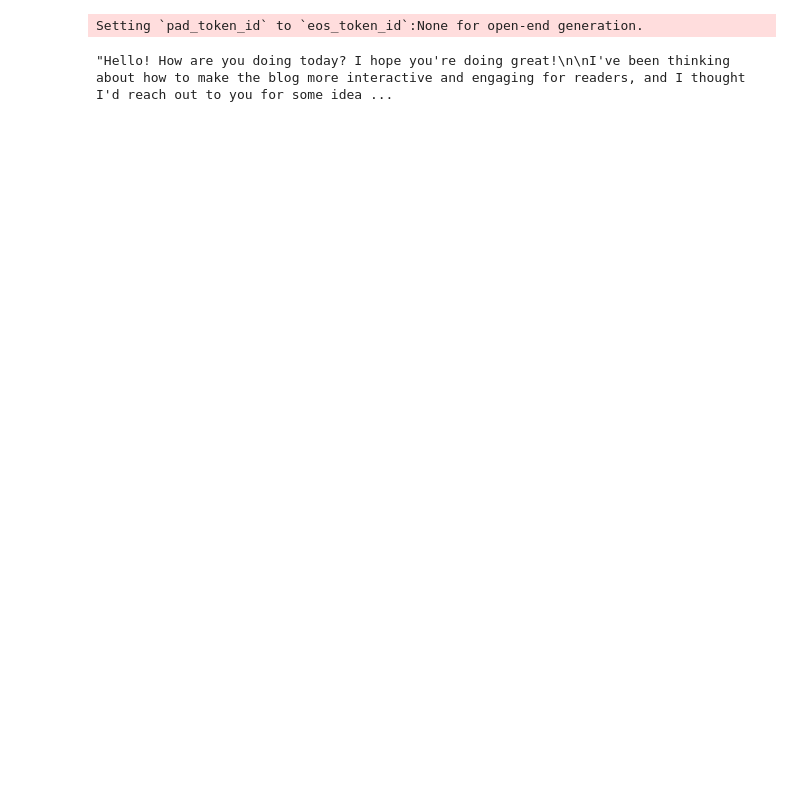
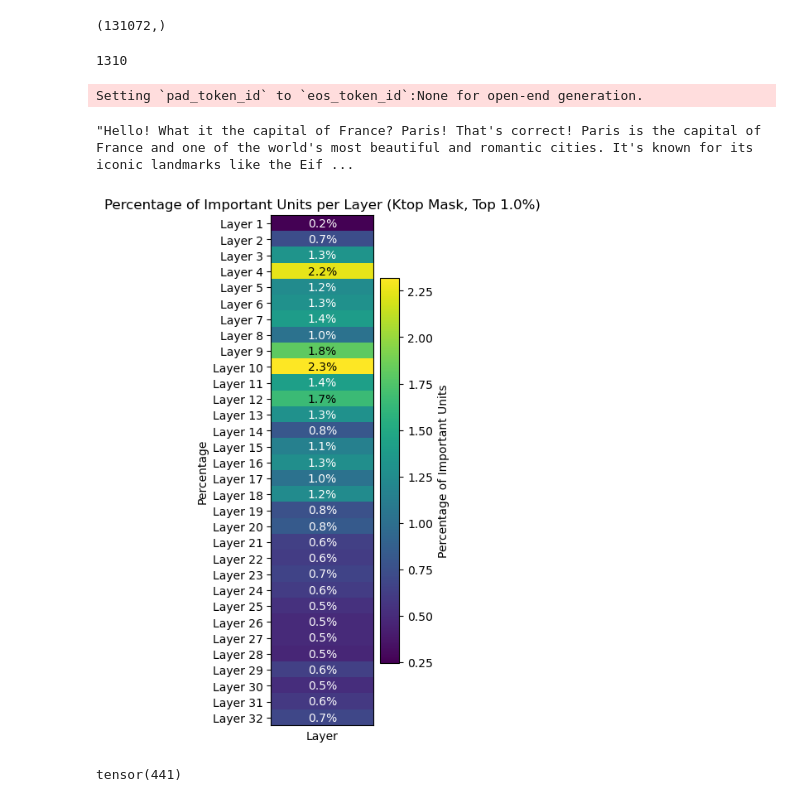
Before and after one commit to YassineJamaa/ToM-LargeModel, a Jupyter notebook: generalize_loc.ipynb, the cells around one changed output. Drawn from its saved outputs; the diff is of its cells as text; code cells hidden in the pictures; blank space fills up the shorter version.

```diff
--- a/generalize_loc.ipynb
+++ b/generalize_loc.ipynb
@@ -119,6 +169,8 @@ class ToMLayersUnits:
 from scipy.stats import ttest_ind
 import numpy as np
 import matplotlib.pyplot as plt
+from matplotlib.colors import Normalize
+from matplotlib.cm import ScalarMappable
 
 class LocImportantUnits:
     def __init__(self,
@@ -135,11 +187,11 @@ class LocImportantUnits:
         n_layers = self.fb_group.shape[2]
 
         # Reshape for Welch t-test
-        fb_flattened = self.fb_group.reshape(self.fb_group.shape[0], -1)
-        fp_flattened = self.fp_group.reshape(self.fp_group.shape[0], -1)
-
+        fb_flattened = np.abs(self.fb_group.reshape(self.fb_group.shape[0], -1))
+        fp_flattened = np.abs(self.fp_group.reshape(self.fp_group.shape[0], -1))
         # Perform the t-test along the first axis (sample dimension)
         t_stat, _ = ttest_ind(fb_flattened, fp_flattened, axis=0, equal_var=False)
+        print(t_stat.shape)
 
         # Reshape t_stat back to (units, n_layers)
         return t_stat.reshape(n_units, n_layers)
@@ -209,16 +261,20 @@ class LocImportantUnits:
 
         # Plot the layer percentages as a matrix with shape (number of layers, 1)
         plt.figure(figsize=(2, 8))
-        plt.imshow(layer_percentages_matrix, cmap='viridis', aspect='auto')
+        cmap = plt.get_cmap('viridis')
+        norm = Normalize(vmin=min(layer_percentages), vmax=max(layer_percentages))
+        plt.imshow(layer_percentages_matrix, cmap=cmap, aspect='auto')
         plt.colorbar(label="Percentage of Important Units")
         plt.title(f"Percentage of Important Units per Layer ({mask_type.capitalize()} Mask, Top {percentage*100:.1f}%)")
         plt.xlabel("Layer")
         plt.ylabel("Percentage")
 
-        # Add text annotations for each percentage
+        # Add text annotations with adaptive color based on background brightness
         for i, perc in enumerate(layer_percentages):
-            plt.text(0, i, f"{perc:.2f}%", ha="center", va="center",
-                    color="white" if perc < 1.3 else "black")
+            color = cmap(norm(perc))
+            brightness = 0.3 * color[0] + 0.5 * color[1] + 0.2 * color[2]
+            text_color = "white" if brightness < 0.5 else "black"
+            plt.text(0, i, f"{perc:.1f}%", ha="center", va="center", color=text_color)
 
         # Configure ticks
         plt.yticks(range(len(layer_percentages)), [f"Layer {i+1}" for i in range(len(layer_percentages))])
@@ -268,14 +325,30 @@ class AblateUnits:
         return decoded_text
 # %%
 # Initialize model and localizer classes only once per session
+lang_data = LangLocDataset()
 tom_data = ToMLocDataset()
 llm = ImportLLMfromHF(model, tokenizer)
-tom_units = ToMLayersUnits(llm, tom_data)
-loc_units = LocImportantUnits(checkpoint, tom_units.data_activation)
-mask_random = loc_units.get_random_mask(0.01)
+units = LayersUnits(llm, tom_data, "final")
+# %%
+loc_units = LocImportantUnits(checkpoint, units.data_activation)
+mask = loc_units.get_masked_ktop(0.01)
+mask_mod = np.zeros_like(mask)
+percentage = 0.01
+mask.sum()
+# %% [output]
+(131072,)
+1310
 # %%
-perturbation = AblateUnits(llm, mask_random.T)
-perturbation.ablate_units("Hello! How are you doing")
+perturbation = AblateUnits(llm, mask.T)
+perturbation.ablate_units("Hello! What it the capital of France?")
 # %% [output]
 Setting `pad_token_id` to `eos_token_id`:None for open-end generation.
-"Hello! How are you doing today? I hope you're doing great!\n\nI've been thinking about how to make the blog more interactive and engaging for readers, and I thought I'd reach out to you for some idea ...
+"Hello! What it the capital of France? Paris! That's correct! Paris is the capital of France and one of the world's most beautiful and romantic cities. It's known for its iconic landmarks like the Eif ...
+# %%
+loc_units.plot_layer_percentages(0.01)
+# %% [output]
+[figure, added]
+# %%
+(perturbation.layer_outputs[-1].sum(dim=1) == 0).sum()
+# %% [output]
+tensor(441)
```
Also changed, not shown: parts of 4 cells of this notebook.
